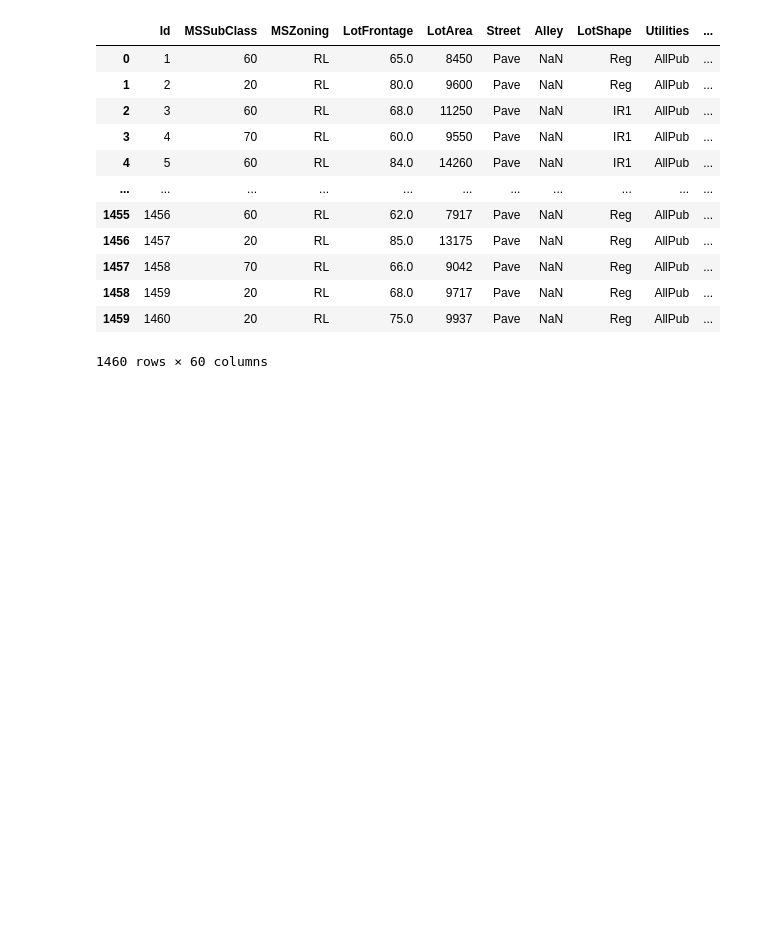
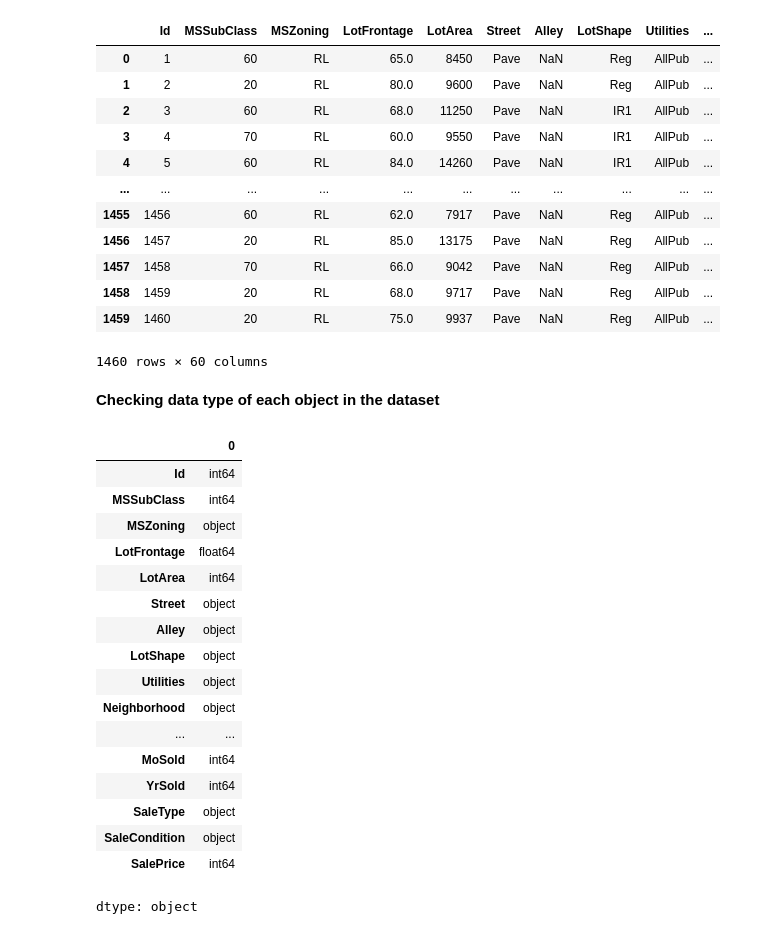
Before and after one commit to akhilesh2009/housing_prices_competition, a Jupyter notebook: housing_prices_competition.ipynb, the cells around one changed output. Drawn from its saved outputs; the diff is of its cells as text; code cells hidden in the pictures; blank space fills up the shorter version.

Commit message:
checking data type of each object in the dataset

```diff
--- a/housing_prices_competition.ipynb
+++ b/housing_prices_competition.ipynb
@@ -85,3 +85,26 @@ train
 | 1458 | 1459 | 20 | RL | 68.0 | 9717 | Pave | NaN | Reg | AllPub | ... |
 | 1459 | 1460 | 20 | RL | 75.0 | 9937 | Pave | NaN | Reg | AllPub | ... |
 1460 rows × 60 columns
+# %% [markdown]
+**Checking data type of each object in the dataset**
+# %%
+train.dtypes
+# %% [output]
+|  | 0 |
+| Id | int64 |
+| MSSubClass | int64 |
+| MSZoning | object |
+| LotFrontage | float64 |
+| LotArea | int64 |
+| Street | object |
+| Alley | object |
+| LotShape | object |
+| Utilities | object |
+| Neighborhood | object |
+| ... | ... |
+| MoSold | int64 |
+| YrSold | int64 |
+| SaleType | object |
+| SaleCondition | object |
+| SalePrice | int64 |
+dtype: object
```
